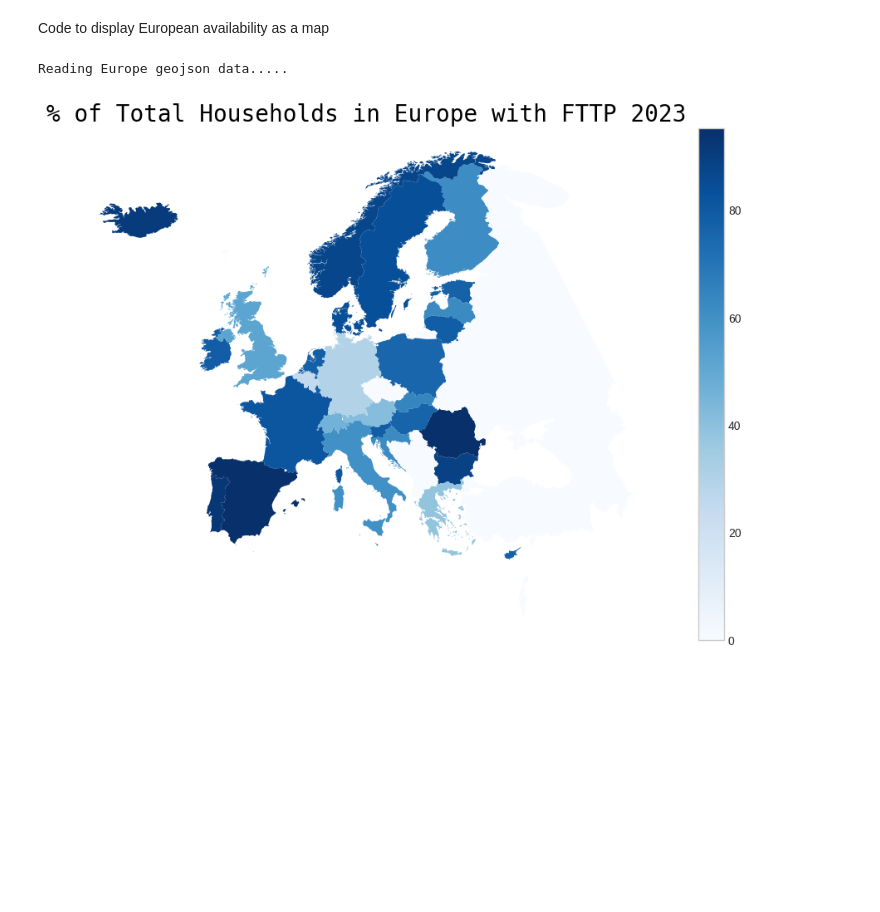
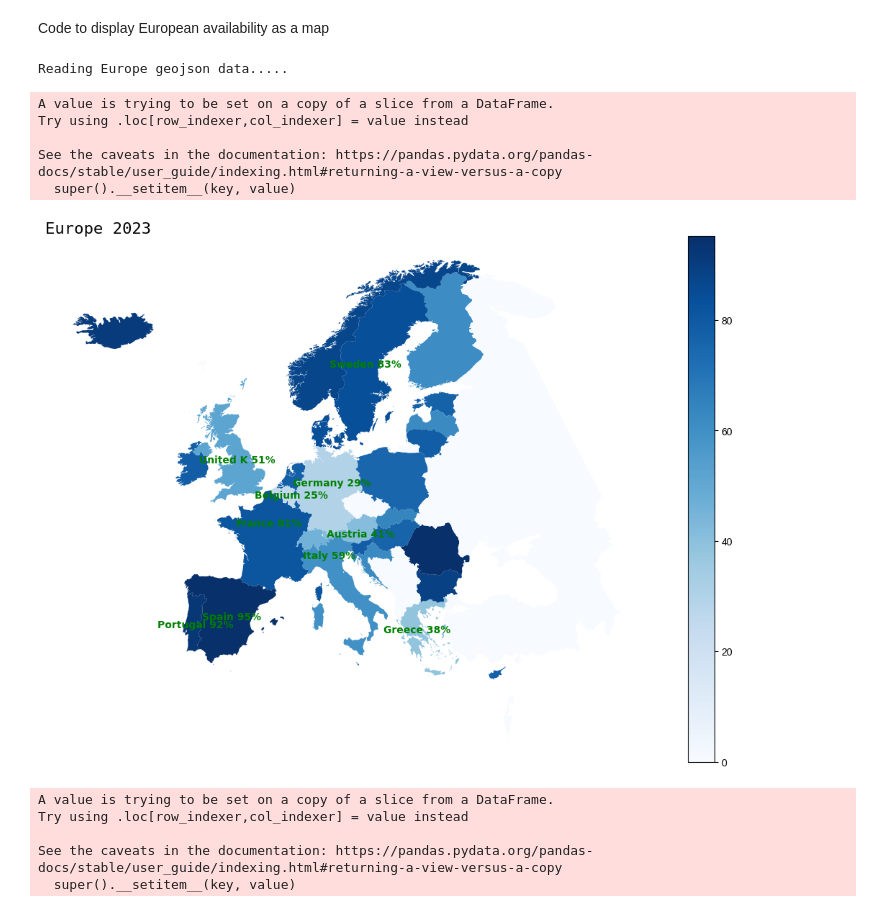
Before and after one commit to yuliiabosher/Fiber-optic-project, a Jupyter notebook: ColabNotebooks/european_fibre_optic_data_clean_and_load.ipynb, the cells around one changed output. Saved outputs shown, nothing was run; the diff lists cells and outputs as text; code cells hidden in the pictures; blank space fills up the shorter version.

```diff
--- a/ColabNotebooks/european_fibre_optic_data_clean_and_load.ipynb
+++ b/ColabNotebooks/european_fibre_optic_data_clean_and_load.ipynb
@@ -254,5 +254,5 @@ dfEuropeCleanFTTP = fn_filter_by_metric(dfFinal, 'FTTP')
 dfEuropeCleanFTTP.head()
 
 #drop summary rows so only the countries are left
-dfEuropeCleanFTTPDropEU = dfEuropeCleanFTTP.drop(dfEuropeCleanFTTP[dfEuropeCleanFTTP['Country'] == 'EU27'].index)
-dfEuropeCleanFTTP = dfEuropeCleanFTTPDropEU.drop(dfEuropeCleanFTTPDropEU[dfEuropeCleanFTTPDropEU['Country'] == 'EU28'].index)
+#dfEuropeCleanFTTPTotalDropEU = dfEuropeCleanFTTPTotal.drop(dfEuropeCleanFTTPTotal[dfEuropeCleanFTTPTotal['Country'] == 'EU27'].index)
+#dfEuropeCleanFTTPTotalDropEU = dfEuropeCleanFTTPTotalDropEU.drop(dfEuropeCleanFTTPTotal[dfEuropeCleanFTTPTotal['Country'] == 'EU28'].index)
@@ -900,36 +693,92 @@ df_europe_with_percent_geo_rural['2023%'] = df_europe_with_percent_geo_rural['20
 df_europe_with_percent_geo_rural['2022%'] = df_europe_with_percent_geo_rural['2023%'].replace(np.nan, 0)
 df_europe_with_percent_geo_rural['2021%'] = df_europe_with_percent_geo_rural['2023%'].replace(np.nan, 0)
 df_europe_with_percent_geo_rural['2020%'] = df_europe_with_percent_geo_rural['2023%'].replace(np.nan, 0)
 df_europe_with_percent_geo_rural['2019%'] = df_europe_with_percent_geo_rural['2019%'].replace(np.nan, 0)
 
 
 plotdf = df_europe_with_percent_geo_total[['NAME', '2023%','2022%','2021%','2020%','2019%' ,'geometry']]
 
-def fn_plot_graph(thisdf, thisyear, urbanruralstring):
+def fn_plot_graph(thisdf, thisyear):
 
   fig, ax = plt.subplots(1, 1)
   thisdf.plot(column=thisyear, cmap='Blues', ax=ax, legend='full')
+
+   # compute centroids for annotations
+  data_projected = plotdf.to_crs(epsg=3035)
+  data_projected['centroid'] = data_projected.geometry.centroid
+  plotdf['centroid'] = data_projected['centroid'].to_crs(plotdf.crs)
+  countries_to_annotate = ['France', 'Italy', 'Portugal',
+                           'Greece', 'Belgium', 'Austria',
+                           'United Kingdom', 'Spain', 'Germany',  'Sweden']
+
+  adjustments = {
+    'France': (-1, 1),
+     'Italy': (-2.4, 2),
+     'Portugal': (-0.5, -1),
+     'Greece': (-1.2, -0.8),
+     'Belgium': (0, -0.7),
+     'Austria': (0, -1),
+     'United Kingdom': (0, -1),
+     'Spain': (0, -1),
+     'Germany': (-0.2, 0),
+   # 'Switzerland' : (0,-0.5),
+    'Sweden' : (-1.5, -1)
+  }
+  # annotate countries
+
+  for country in countries_to_annotate:
+
+      # get centroid
+    centroid = plotdf.loc[plotdf['NAME'] == country, 'centroid'].values[0]
+    x, y = centroid.coords[0]
+
+    # get corrections
+    x += adjustments[country][0]
+    y += adjustments[country][1]
+
+    # get rate and annotate
+    rate = plotdf.loc[plotdf['NAME'] == country, thisyear].values[0]
+    rate = int(rate)
+    ax.annotate(f'{country[:8]} {rate}%', (x, y), textcoords="offset points", xytext=(5, 5),
+                ha='center', fontsize=10, fontweight='bold', fontfamily='DejaVu Sans', color='green')
+
+  # display the plot
+  plt.tight_layout()
+
   fig.set_size_inches(12,8)
   plt.style.use('seaborn-v0_8-whitegrid')
-  font = {'family':'monospace','color':'black','size':20}
-  ax.set_title('% of ' + urbanruralstring + ' Households in Europe with FTTP ' + thisyear[0:4], fontdict = font)
+  font = {'family':'monospace','color':'black','size':16}
+  ax.set_title('Europe 2023', fontdict = font,pad=-30, loc='left')
+  plt.axis('off')
   plt.axis('off')
   plt.show()
 
 
-fn_plot_graph(plotdf, '2023%', 'Total')
+
+
+fn_plot_graph(plotdf, '2023%')
 #fn_plot_graph(plotdf, '2022%')
 #fn_plot_graph(plotdf, '2021%')
 #fn_plot_graph(plotdf, '2020%')
 #fn_plot_graph(plotdf, '2019%')
 
 plotdf = df_europe_with_percent_geo_rural[['NAME', '2023%','2022%','2021%','2020%','2019%' ,'geometry']]
 
-fn_plot_graph(plotdf, '2023%', 'Rural')
+fn_plot_graph(plotdf, '2023%')
 #fn_plot_graph(plotdf, '2022%')
 #fn_plot_graph(plotdf, '2021%')
 #fn_plot_graph(plotdf, '2020%')
 #fn_plot_graph(plotdf, '2019%')
 # %% [output]
 Reading Europe geojson data.....
+A value is trying to be set on a copy of a slice from a DataFrame.
+Try using .loc[row_indexer,col_indexer] = value instead
+
+See the caveats in the documentation: https://pandas.pydata.org/pandas-docs/stable/user_guide/indexing.html#returning-a-view-versus-a-copy
+  super().__setitem__(key, value)
-[figure, old version]
+[figure, new version]
+A value is trying to be set on a copy of a slice from a DataFrame.
+Try using .loc[row_indexer,col_indexer] = value instead
+
+See the caveats in the documentation: https://pandas.pydata.org/pandas-docs/stable/user_guide/indexing.html#returning-a-view-versus-a-copy
+  super().__setitem__(key, value)
```
Also changed, not shown: parts of 14 cells of this notebook, 3 other files.
